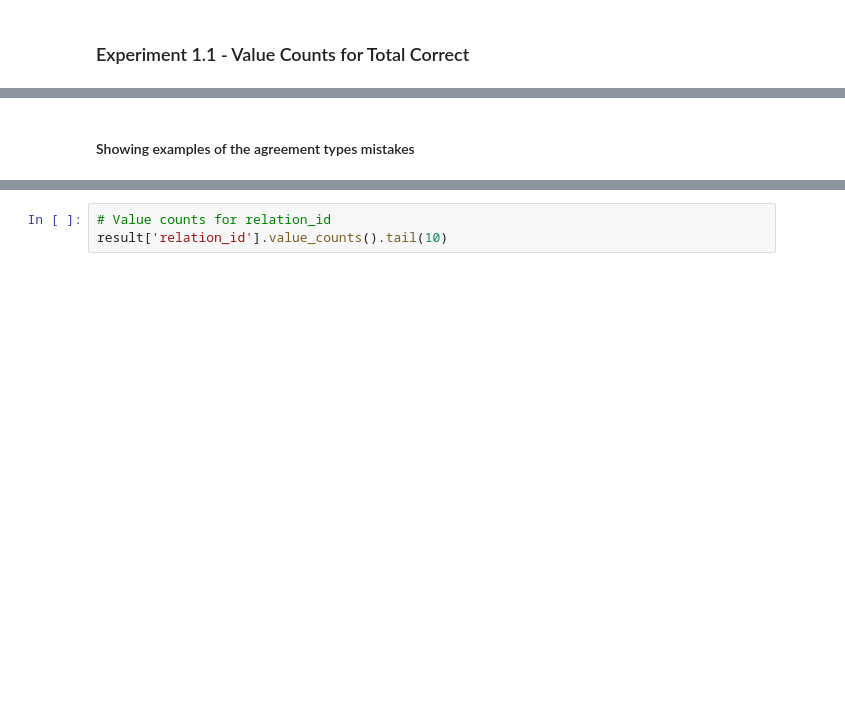
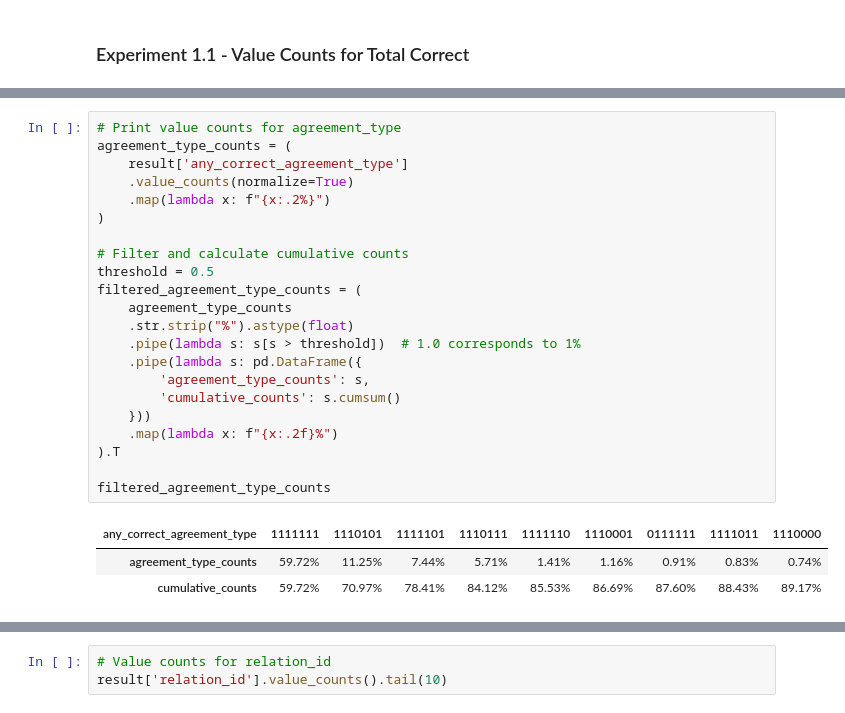
Before and after one commit to idangrosbard/ssm_analysis, a Jupyter notebook: notebooks/test-known_1000_correct.ipynb, the cells around one changed output, grey strips where cells are left out. Drawn from its saved outputs; the diff is of its cells as text; blank space fills up the shorter version.

```diff
--- a/notebooks/test-known_1000_correct.ipynb
+++ b/notebooks/test-known_1000_correct.ipynb
@@ -213,2 +312,26 @@ filtered_agreement_type_counts
-# %% [markdown]
-#### Showing examples of the agreement types mistakes
+# %%
+# Print value counts for agreement_type
+agreement_type_counts = (
+    result['any_correct_agreement_type']
+    .value_counts(normalize=True)
+    .map(lambda x: f"{x:.2%}")
+)
+
+# Filter and calculate cumulative counts
+threshold = 0.5
+filtered_agreement_type_counts = (
+    agreement_type_counts
+    .str.strip("%").astype(float)
+    .pipe(lambda s: s[s > threshold])  # 1.0 corresponds to 1%
+    .pipe(lambda s: pd.DataFrame({
+        'agreement_type_counts': s,
+        'cumulative_counts': s.cumsum()
+    }))
+    .map(lambda x: f"{x:.2f}%")
+).T
+
+filtered_agreement_type_counts
+# %% [output]
+| any_correct_agreement_type | 1111111 | 1110101 | 1111101 | 1110111 | 1111110 | 1110001 | 0111111 | 1111011 | 1110000 |
+| agreement_type_counts | 59.72% | 11.25% | 7.44% | 5.71% | 1.41% | 1.16% | 0.91% | 0.83% | 0.74% |
+| cumulative_counts | 59.72% | 70.97% | 78.41% | 84.12% | 85.53% | 86.69% | 87.60% | 88.43% | 89.17% |
```
Also changed, not shown: parts of 27 cells of this notebook.
